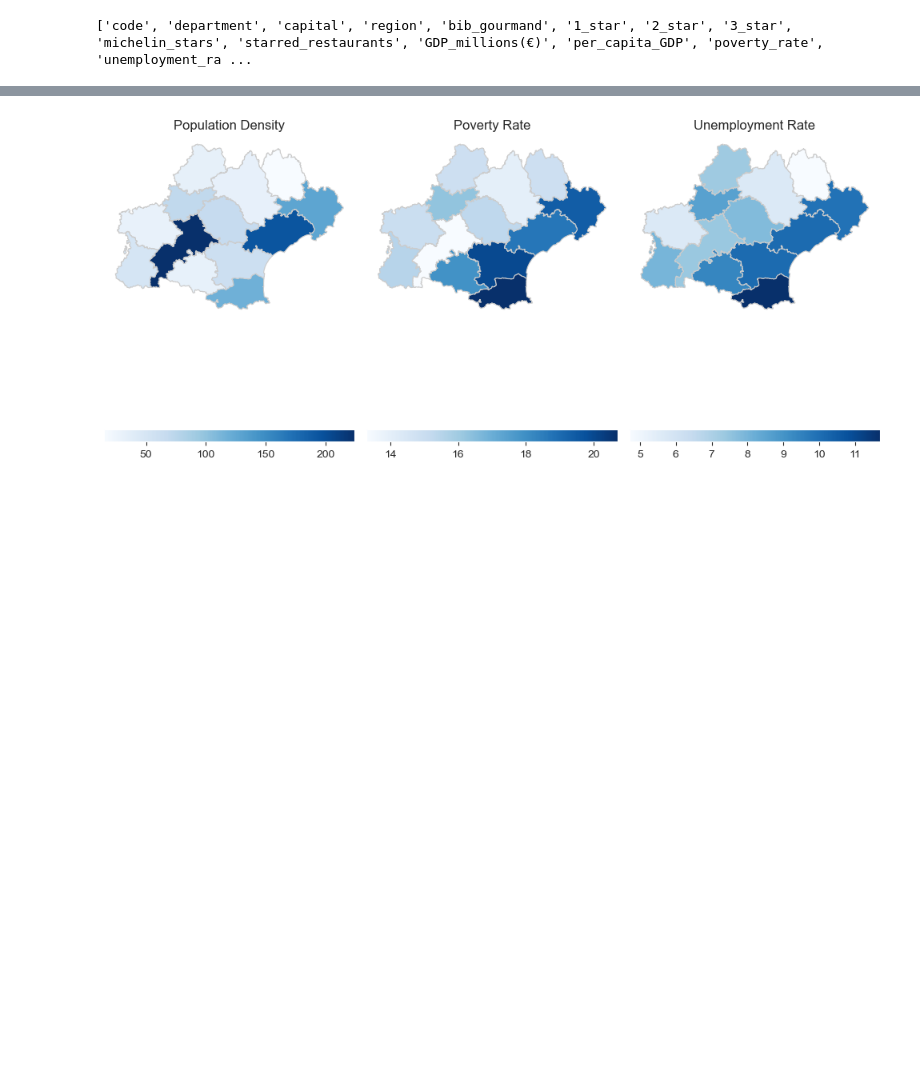
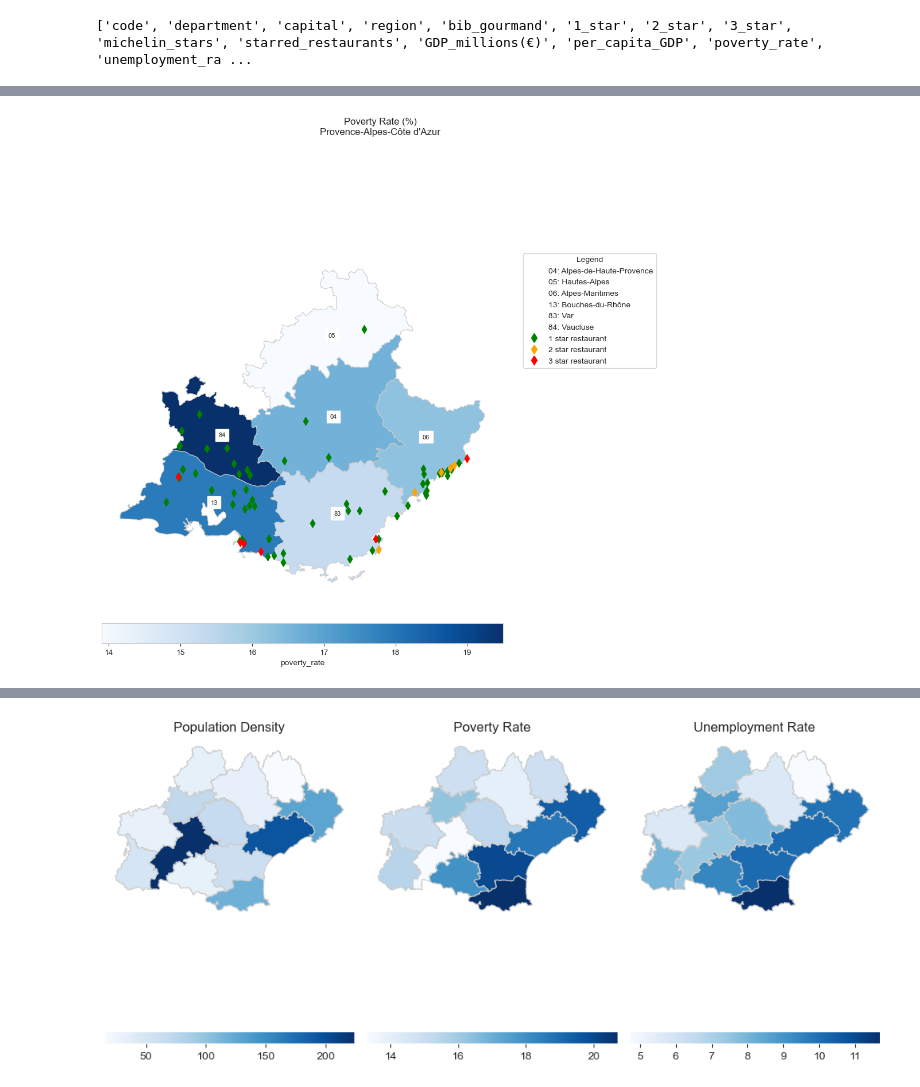
Before and after one commit to pineapple-bois/Michelin_Rated_Restaurants, a Jupyter notebook: Notebooks/France/France_Analysis.ipynb, the cells around one changed output, grey strips where cells are left out. Cells and saved outputs as stored; diff of their text form; code cells hidden in the pictures; blank space fills up the shorter version.

```diff
--- a/Notebooks/France/France_Analysis.ipynb
+++ b/Notebooks/France/France_Analysis.ipynb
@@ -328,0 +410,5 @@ plot_multi_choropleth(paca, ['pop_density', 'poverty_rate', 'unemployment_rate']
+# %%
+plot_choropleth(paca_dept, 'poverty_rate', 'Poverty Rate (%)',
+                restaurants=True, show_legend=True)
+# %% [output]
+[figure, added]
```
Also changed, not shown: parts of 44 cells of this notebook.
